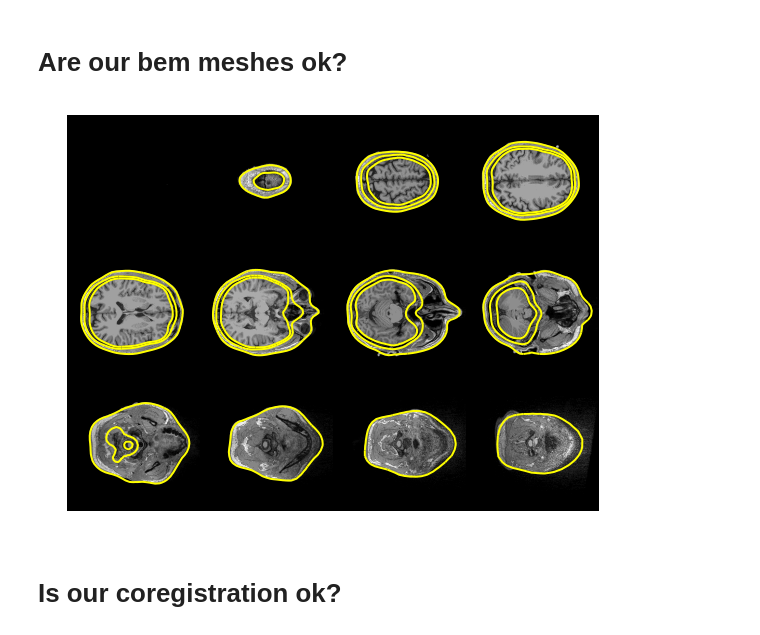
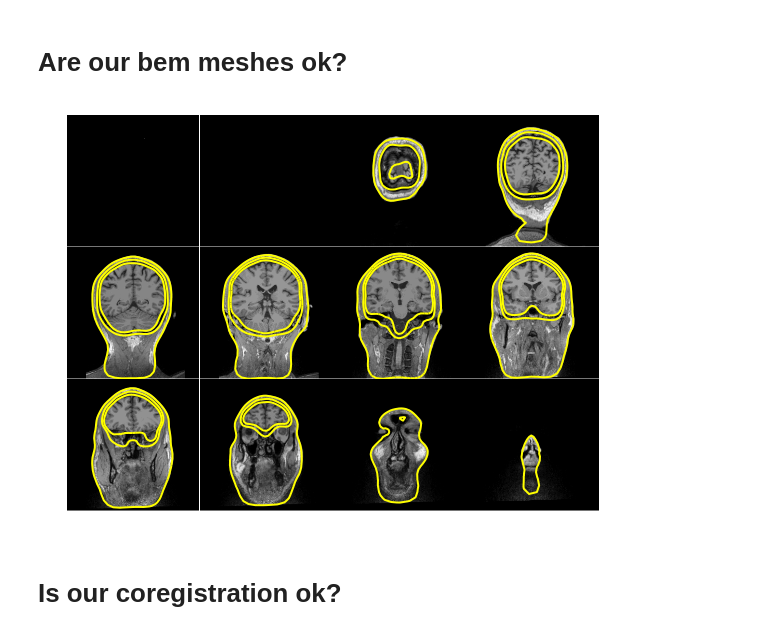
Before and after one commit to mne-tools/mne-python-notebooks, a Jupyter notebook: 2-MNE-Forward.ipynb, the cells around one changed output. Cells and saved outputs as stored; diff of their text form; code cells hidden in the pictures.

```diff
--- a/2-MNE-Forward.ipynb
+++ b/2-MNE-Forward.ipynb
@@ -45,9 +44,10 @@ mne.set_log_level('WARNING')
 # Are our bem meshes ok?
 # %%
 %matplotlib inline
-mne.viz.plot_bem(subject='sample', subjects_dir=subjects_dir, orientation='axial');
+# mne.viz.plot_bem(subject='sample', subjects_dir=subjects_dir, orientation='axial');
+mne.viz.plot_bem(subject='sample', subjects_dir=subjects_dir, orientation='coronal');
 # %% [output]
-[figure, old version]
+[figure, new version]
 # %% [markdown]
 # Is our coregistration ok?
 # %% [markdown]
```
Also changed, not shown: parts of 9 cells of this notebook, 1 other file.
